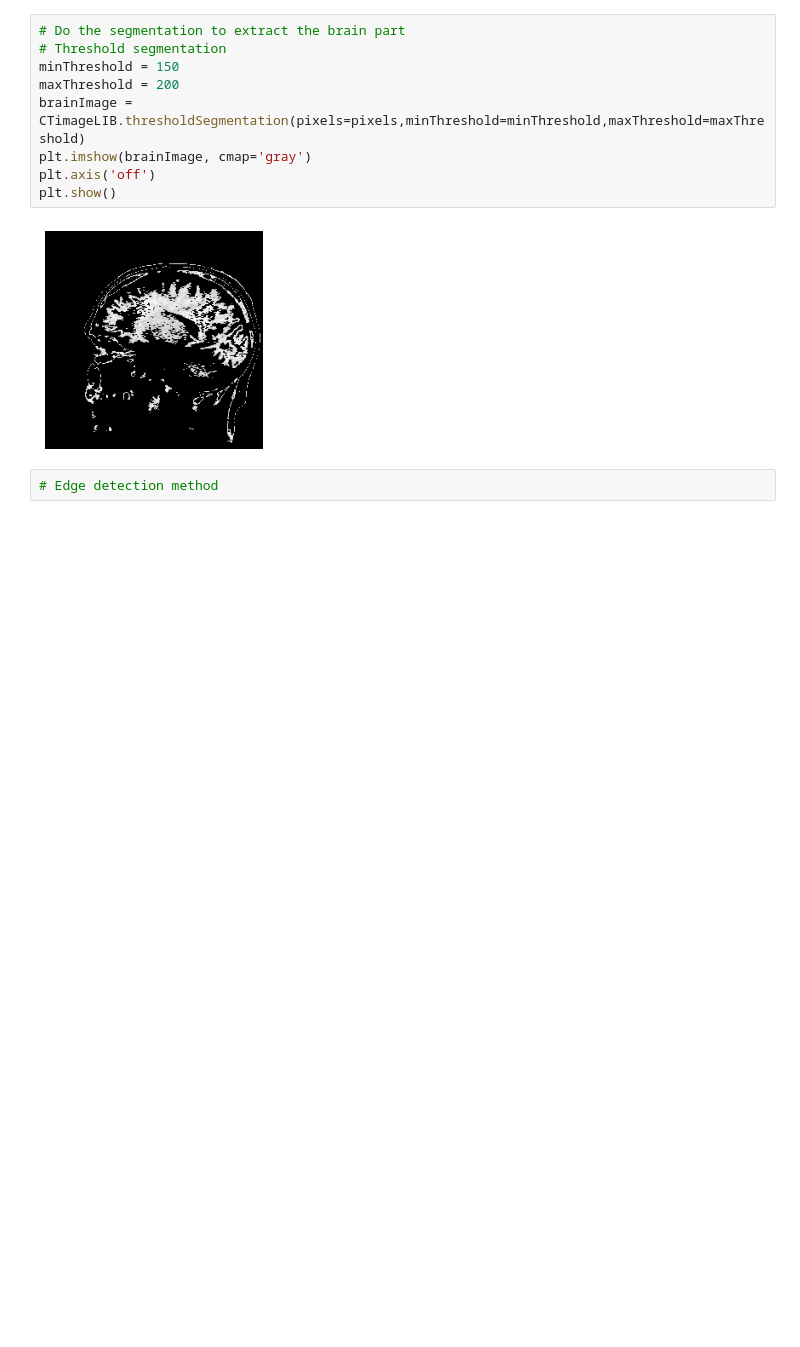
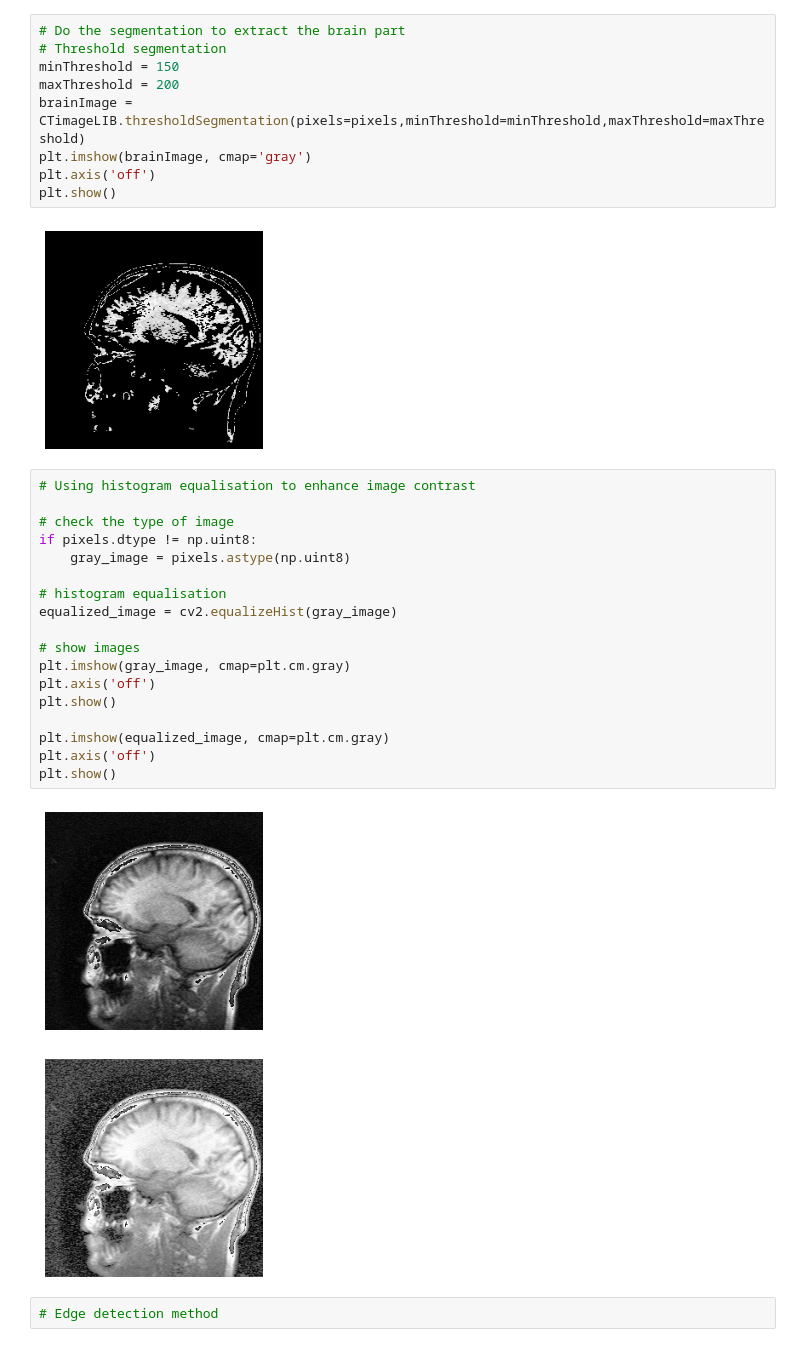
Before and after one commit to CorleoneJW/3DHuman, a Jupyter notebook: CTimage.ipynb, the cells around one changed output. Saved outputs shown, nothing was run; the diff lists cells and outputs as text; blank space fills up the shorter version.

Commit message:
enhance the contrast using the histogram equalisation

```diff
--- a/CTimage.ipynb
+++ b/CTimage.ipynb
@@ -66,5 +62,26 @@ plt.axis('off')
 plt.show()
 # %% [output]
 [figure]
+# %%
+# Using histogram equalisation to enhance image contrast
+
+# check the type of image
+if pixels.dtype != np.uint8:
+    gray_image = pixels.astype(np.uint8)
+
+# histogram equalisation
+equalized_image = cv2.equalizeHist(gray_image)
+
+# show images
+plt.imshow(gray_image, cmap=plt.cm.gray)
+plt.axis('off')
+plt.show()
+
+plt.imshow(equalized_image, cmap=plt.cm.gray)
+plt.axis('off')
+plt.show()
+# %% [output]
+[figure, added]
+[figure, added]
 # %%
 # Edge detection method
```
Also changed, not shown: parts of 2 cells of this notebook, 1 other file.
